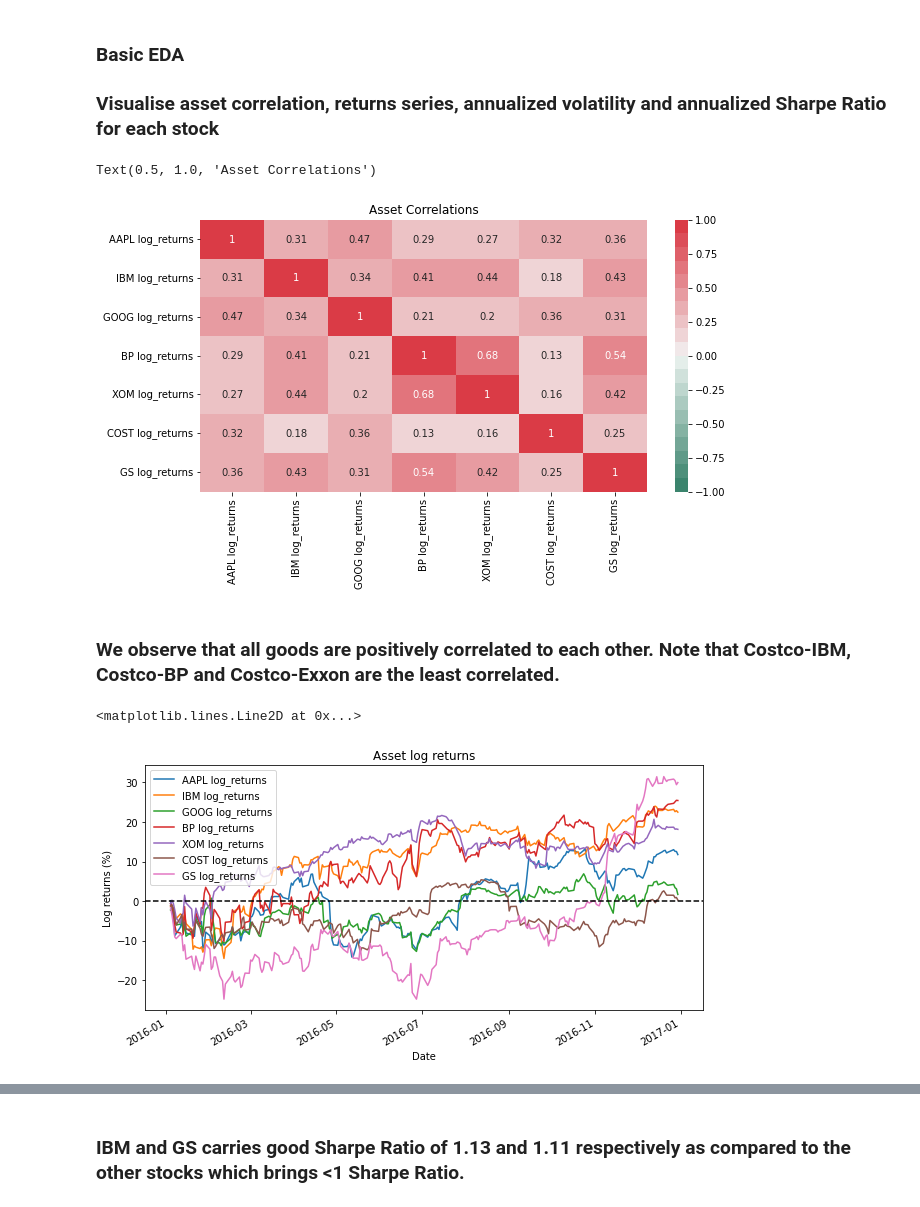
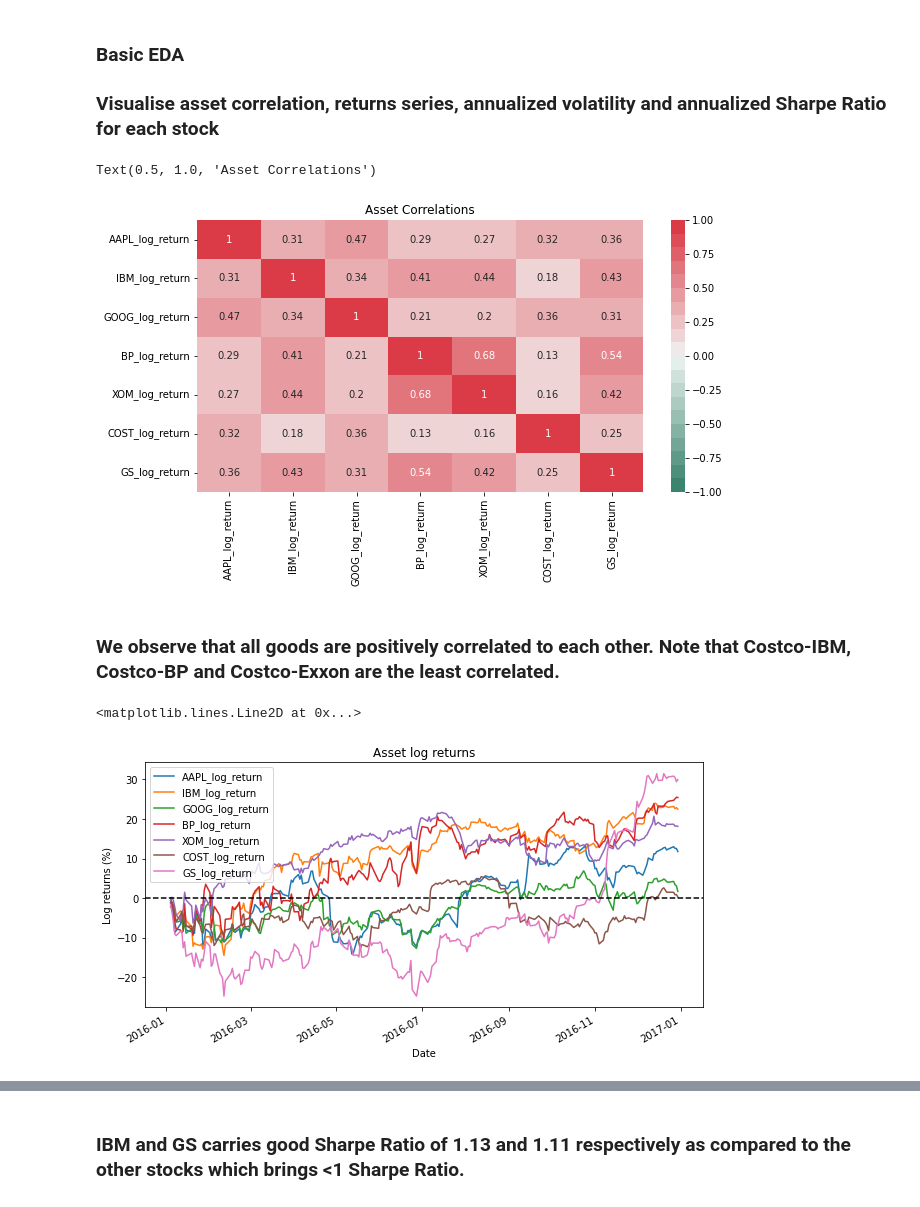
Before and after one commit to yonglert/Treehouse_Finance_test, a Jupyter notebook: Question_4.ipynb, the cells around one changed output, grey strips where cells are left out. Drawn from its saved outputs; the diff is of its cells as text; code cells hidden in the pictures.

```diff
--- a/Question_4.ipynb
+++ b/Question_4.ipynb
@@ -18,7 +18,7 @@ session = requests_cache.CachedSession(cache_name='cache',backend='sqlite')
 session.headers = {'User-Agent': 'Mozilla/5.0 (X11; Ubuntu; Linux x86_64; rv:89.0) Gecko/20100101 Firefox/89.0',
                    'Accept': 'application/json;charset=utf-8'}
 
-def get_data(tickers, start_date="2016-01-01", end_date="2016-12-31"):
+def get_data(tickers, start_date="2015-01-01", end_date="2016-12-31"):
     stocks = dict()
     for ticker in tickers:
         s = DataReader(ticker, 'yahoo', start_date, end_date, session=session)
@@ -73,8 +38,0 @@ portfolio_df = portfolio_df.set_index("Date")
-# %%
-dates = portfolio_df.index.values
-for d in dates:
-    d_perc_return = []
-    for ticker in stocks:
-        d_perc_return.append(portfolio[ticker].loc[d, 'Perc_return'])
-    d_perc_return = np.array(d_perc_return)
-    portfolio_df.loc[d, "Portfolio_perc_return"] = np.sum(d_perc_return)
@@ -113,16 +38,0 @@ The CVaR95% of portfolio as of 2016/12/31 is 0.17560943012814598
-# %%
-# Create a new dataframe for question4b with each stocks' log returns
-portfolio_parametric = pd.DataFrame()
-
-# Insert date as index, use AAPL's date or any ticker will do
-portfolio_parametric.insert(0, "Date", portfolio['AAPL'].index)
-portfolio_parametric = portfolio_parametric.set_index("Date")
-
-for d in dates:
-    for ticker in stocks:
-        col_perc = ticker + " perc_returns"
-        col_log = ticker + " log_returns"
-        portfolio_parametric.loc[d, col_perc] = portfolio[ticker].loc[d, 'Perc_return']
-        portfolio_parametric.loc[d, col_log] = np.log(portfolio[ticker].loc[d, 'Perc_return']+1)
-
-portfolio_parametric.head(3)
@@ -233,0 +203,7 @@ The VaR95% calculated using Parametric method is 0.014388648953891615.
+# %%
+for ticker in stocks:
+    portfolio[ticker] = portfolio[ticker].rename(columns={'log_return': ticker+"_log_return"})
+
+dfs = [portfolio[ticker][ticker+"_log_return"] for ticker in stocks]
+stock_return = reduce(lambda left, right: pd.merge(left, right, left_index=True, right_index=True), dfs)
+stock_return
@@ -251,14 +362,14 @@ The CVaR95% calculated using Parametric method is 0.019275364936903065
 # %%
 import seaborn as sns
 
-# Returns correlation
-returns_df = portfolio_df.iloc[:,[3,5,7,9,11,13,15]]
+# Returns correlation - we only consider 2016
+returns_df = deepcopy(stock_return.loc['2016-01-01':'2016-12-31'])
 plt.figure(figsize=(10,5))
 sns.heatmap(round(returns_df.corr(), 2), cmap = sns.diverging_palette(160,10,n=20), annot=True, vmin = -1, vmax=1)
 plt.title("Asset Correlations")
 # %% [output]
 Text(0.5, 1.0, 'Asset Correlations')
-[figure, old version]
+[figure, new version]
 # %% [markdown]
 ### We observe that all goods are positively correlated to each other. Note that Costco-IBM, Costco-BP and Costco-Exxon are the least correlated.
 # %%
@@ -270,7 +381,7 @@ plt.ylabel("Log returns (%)")
 plt.axhline(y=0, color="black", linestyle="--")
 # %% [output]
 <matplotlib.lines.Line2D at 0x...>
-[figure, old version]
+[figure, new version]
 # %%
 # Annualized Volatility
 ax = round(returns_df.std() * len(returns_df.index) ** 0.5 * 100, 2).plot(figsize = (10,5), kind="bar")
```
Also changed, not shown: parts of 45 cells of this notebook, 1 other file.
